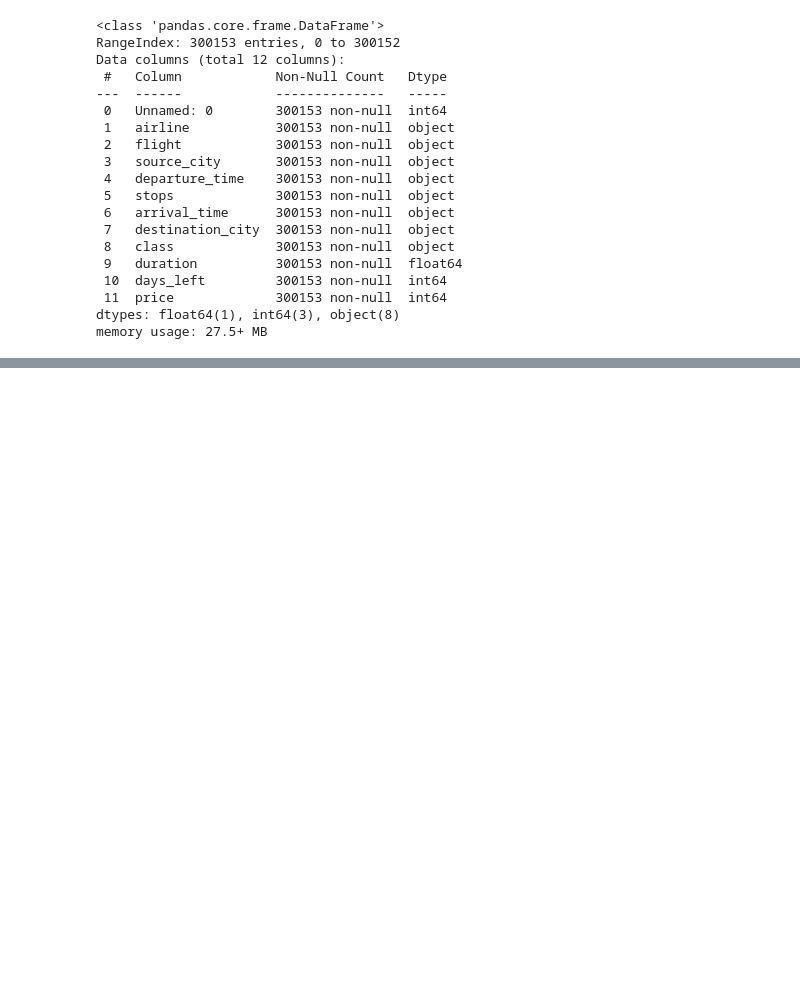
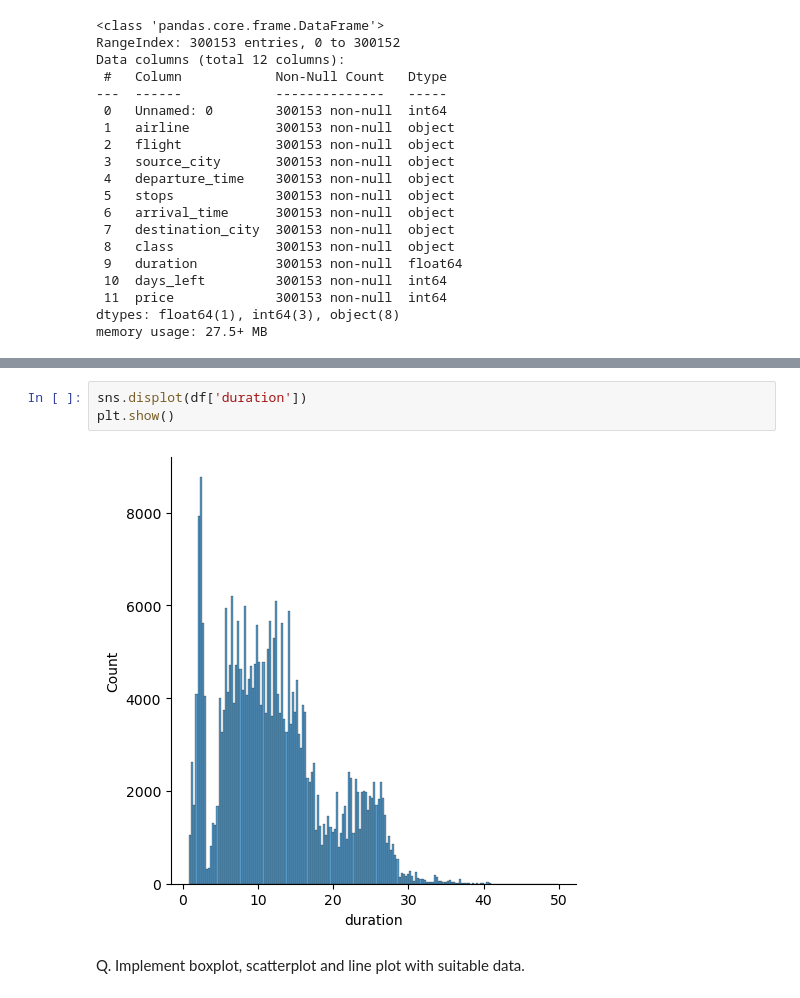
Before and after one commit to ydv-prince/ML-Practicals, a Jupyter notebook: submission1.ipynb, the cells around one changed output, grey strips where cells are left out. Cells and saved outputs as stored; diff of their text form; blank space fills up the shorter version.

```diff
--- a/submission1.ipynb
+++ b/submission1.ipynb
@@ -1033,0 +1084,7 @@ memory usage: 27.5+ MB
+# %%
+sns.displot(df['duration'])
+plt.show()
+# %% [output]
+[figure, added]
+# %% [markdown]
+Q. Implement boxplot, scatterplot and line plot with suitable data.
```
Also changed, not shown: parts of 7 cells of this notebook.
